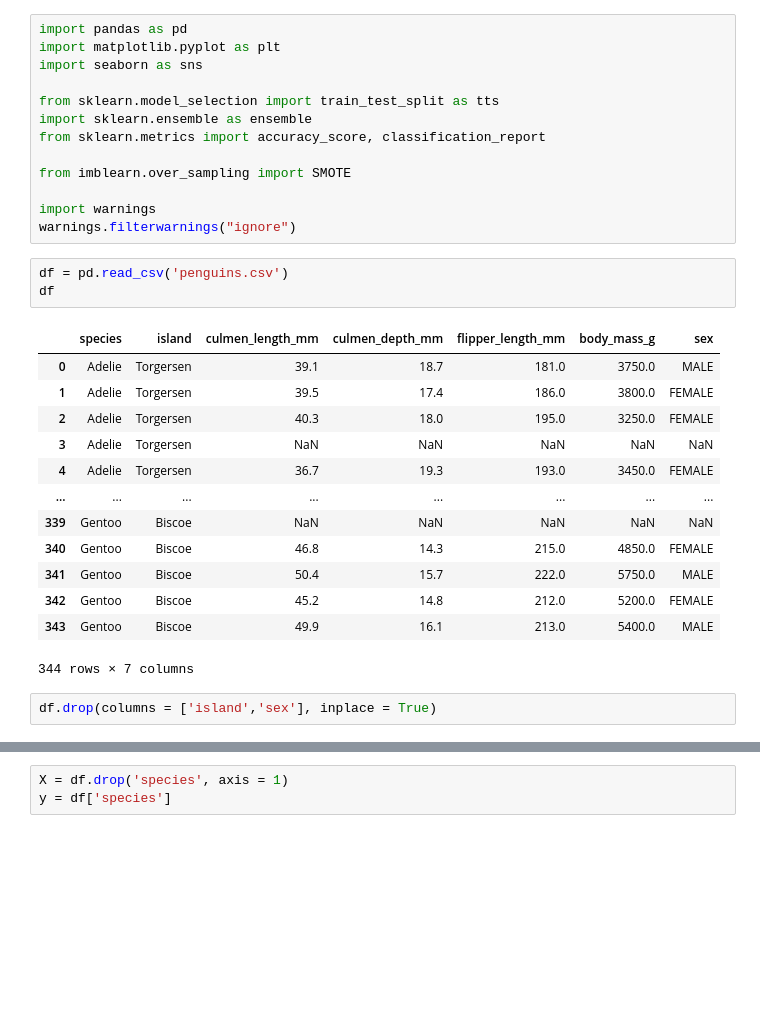
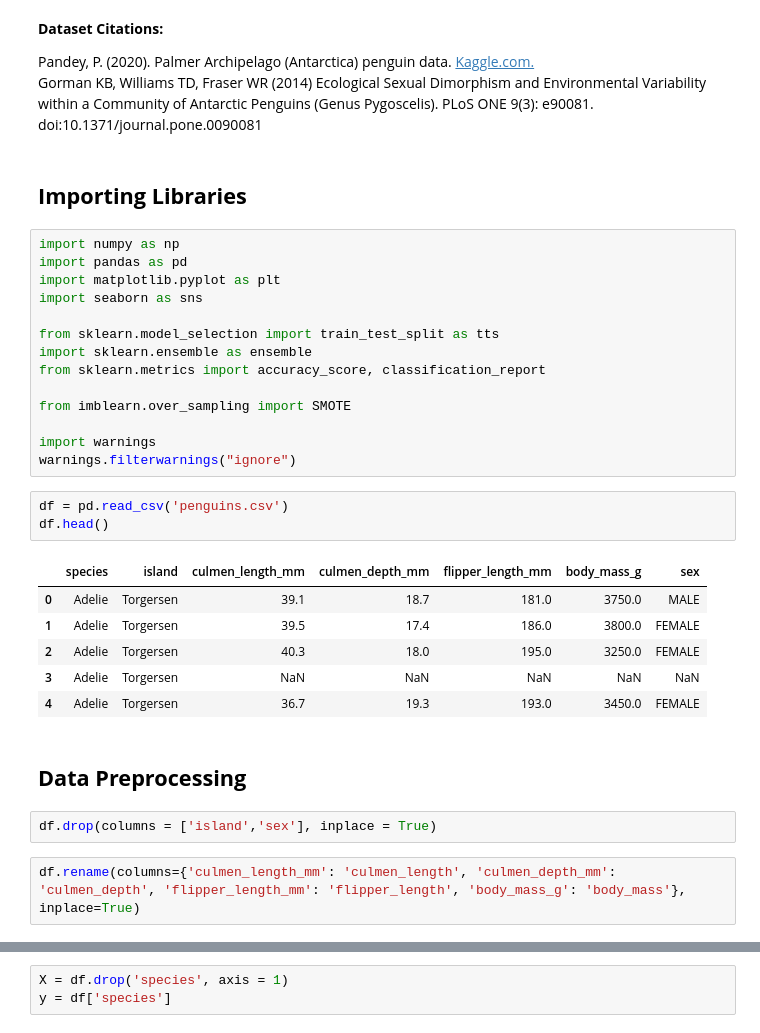
Before and after one commit to Jbsmplms/ccproject, a Jupyter notebook: Group5_ModelDevelopment.ipynb, the cells around one changed output, grey strips where cells are left out. Drawn from its saved outputs; the diff is of its cells as text; blank space fills up the shorter version.

```diff
--- a/Group5_ModelDevelopment.ipynb
+++ b/Group5_ModelDevelopment.ipynb
@@ -1,4 +16,12 @@
+# %% [markdown]
+**Dataset Citations:** <br>
+
+Pandey, P. (2020). Palmer Archipelago (Antarctica) penguin data. <a href="https://www.kaggle.com/datasets/parulpandey/palmer-archipelago-antarctica-penguin-data">Kaggle.com.</a> <br>
+Gorman KB, Williams TD, Fraser WR (2014) Ecological Sexual Dimorphism and Environmental Variability within a Community of Antarctic Penguins (Genus Pygoscelis). PLoS ONE 9(3): e90081. doi:10.1371/journal.pone.0090081
+# %% [markdown]
+## **Importing Libraries**
 # %%
+import numpy as np
 import pandas as pd
 import matplotlib.pyplot as plt
 import seaborn as sns
@@ -13,23 +36,20 @@ import warnings
 warnings.filterwarnings("ignore")
 # %%
 df = pd.read_csv('penguins.csv')
-df
+df.head()
 # %% [output]
 |  | species | island | culmen_length_mm | culmen_depth_mm | flipper_length_mm | body_mass_g | sex |
 | 0 | Adelie | Torgersen | 39.1 | 18.7 | 181.0 | 3750.0 | MALE |
 | 1 | Adelie | Torgersen | 39.5 | 17.4 | 186.0 | 3800.0 | FEMALE |
 | 2 | Adelie | Torgersen | 40.3 | 18.0 | 195.0 | 3250.0 | FEMALE |
 | 3 | Adelie | Torgersen | NaN | NaN | NaN | NaN | NaN |
 | 4 | Adelie | Torgersen | 36.7 | 19.3 | 193.0 | 3450.0 | FEMALE |
-| ... | ... | ... | ... | ... | ... | ... | ... |
-| 339 | Gentoo | Biscoe | NaN | NaN | NaN | NaN | NaN |
-| 340 | Gentoo | Biscoe | 46.8 | 14.3 | 215.0 | 4850.0 | FEMALE |
-| 341 | Gentoo | Biscoe | 50.4 | 15.7 | 222.0 | 5750.0 | MALE |
-| 342 | Gentoo | Biscoe | 45.2 | 14.8 | 212.0 | 5200.0 | FEMALE |
-| 343 | Gentoo | Biscoe | 49.9 | 16.1 | 213.0 | 5400.0 | MALE |
-344 rows × 7 columns
+# %% [markdown]
+## **Data Preprocessing**
 # %%
 df.drop(columns = ['island','sex'], inplace = True)
+# %%
+df.rename(columns={'culmen_length_mm': 'culmen_length', 'culmen_depth_mm': 'culmen_depth', 'flipper_length_mm': 'flipper_length', 'body_mass_g': 'body_mass'}, inplace=True)
 # %%
 df.isna().sum()
 # %% [output]
```
Also changed, not shown: parts of 37 cells of this notebook, 6 other files.
